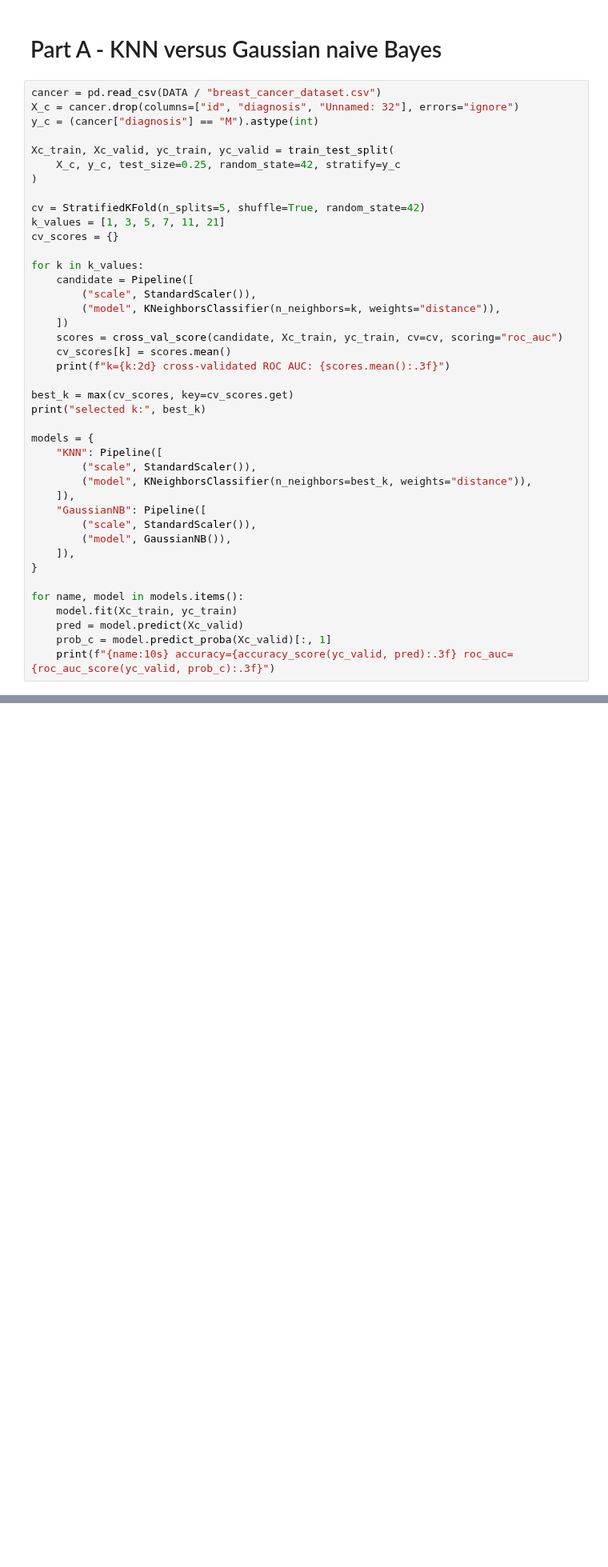
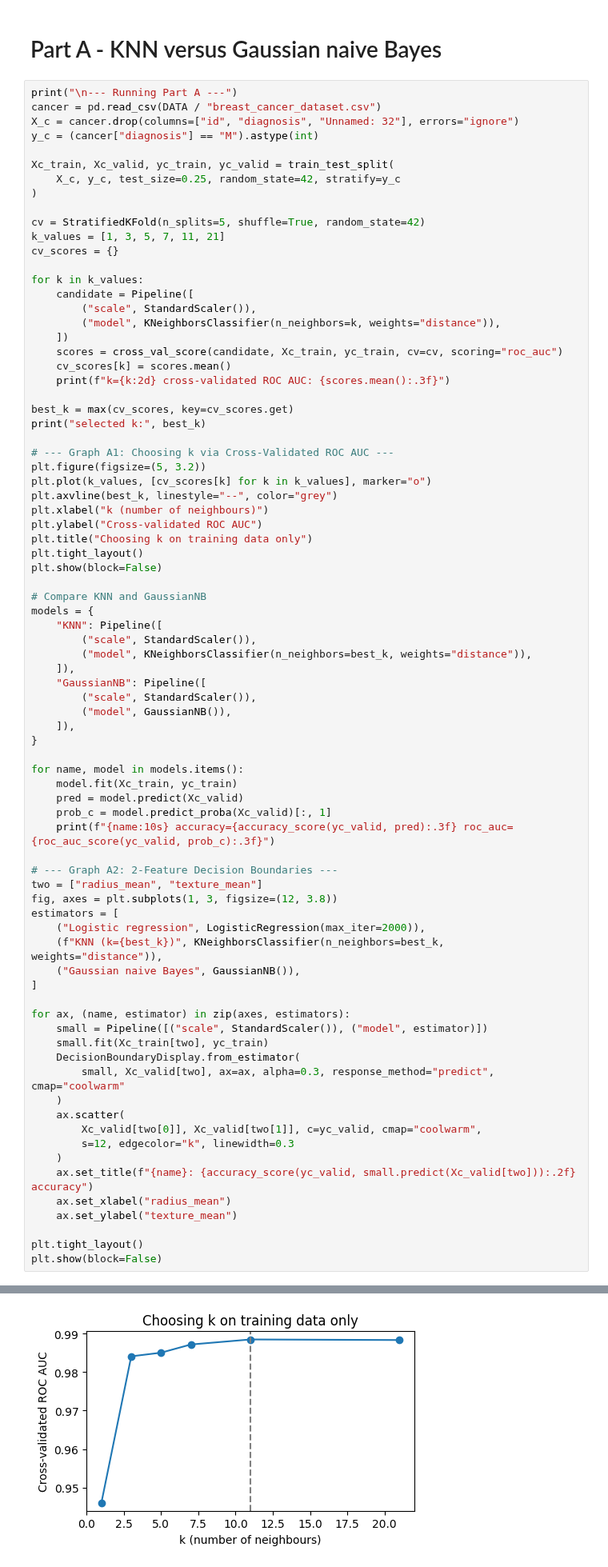
Before and after one commit to alvaroanggia/TEB3123-Machine-Learning, a Jupyter notebook: all_experiments/22006372_Lab03_SupervisedLearning.ipynb, the cells around one changed output, grey strips where cells are left out. Shown at 80% size. Cells and saved outputs as stored; diff of their text form; blank space fills up the shorter version.

```diff
--- a/all_experiments/22006372_Lab03_SupervisedLearning.ipynb
+++ b/all_experiments/22006372_Lab03_SupervisedLearning.ipynb
@@ -26,6 +32,7 @@ MODELS.mkdir(exist_ok=True)
 # %% [markdown]
 # Part A - KNN versus Gaussian naive Bayes
 # %%
+print("\n--- Running Part A ---")
 cancer = pd.read_csv(DATA / "breast_cancer_dataset.csv")
 X_c = cancer.drop(columns=["id", "diagnosis", "Unnamed: 32"], errors="ignore")
 y_c = (cancer["diagnosis"] == "M").astype(int)
@@ -50,6 +57,17 @@ for k in k_values:
 best_k = max(cv_scores, key=cv_scores.get)
 print("selected k:", best_k)
 
+# --- Graph A1: Choosing k via Cross-Validated ROC AUC ---
+plt.figure(figsize=(5, 3.2))
+plt.plot(k_values, [cv_scores[k] for k in k_values], marker="o")
+plt.axvline(best_k, linestyle="--", color="grey")
+plt.xlabel("k (number of neighbours)")
+plt.ylabel("Cross-validated ROC AUC")
+plt.title("Choosing k on training data only")
+plt.tight_layout()
+plt.show(block=False)
+
+# Compare KNN and GaussianNB
 models = {
     "KNN": Pipeline([
         ("scale", StandardScaler()),
@@ -66,4 +84,30 @@ for name, model in models.items():
     pred = model.predict(Xc_valid)
     prob_c = model.predict_proba(Xc_valid)[:, 1]
     print(f"{name:10s} accuracy={accuracy_score(yc_valid, pred):.3f} roc_auc={roc_auc_score(yc_valid, prob_c):.3f}")
+
+# --- Graph A2: 2-Feature Decision Boundaries ---
+two = ["radius_mean", "texture_mean"]
+fig, axes = plt.subplots(1, 3, figsize=(12, 3.8))
+estimators = [
+    ("Logistic regression", LogisticRegression(max_iter=2000)),
+    (f"KNN (k={best_k})", KNeighborsClassifier(n_neighbors=best_k, weights="distance")),
+    ("Gaussian naive Bayes", GaussianNB()),
+]
+
+for ax, (name, estimator) in zip(axes, estimators):
+    small = Pipeline([("scale", StandardScaler()), ("model", estimator)])
+    small.fit(Xc_train[two], yc_train)
+    DecisionBoundaryDisplay.from_estimator(
+        small, Xc_valid[two], ax=ax, alpha=0.3, response_method="predict", cmap="coolwarm"
+    )
+    ax.scatter(
+        Xc_valid[two[0]], Xc_valid[two[1]], c=yc_valid, cmap="coolwarm",
+        s=12, edgecolor="k", linewidth=0.3
+    )
+    ax.set_title(f"{name}: {accuracy_score(yc_valid, small.predict(Xc_valid[two])):.2f} accuracy")
+    ax.set_xlabel("radius_mean")
+    ax.set_ylabel("texture_mean")
+
+plt.tight_layout()
+plt.show(block=False)
 # %% [output]
@@ -78,0 +122 @@ GaussianNB accuracy=0.944 roc_auc=0.992
+[figure, added]
```
Also changed, not shown: parts of 5 cells of this notebook.
